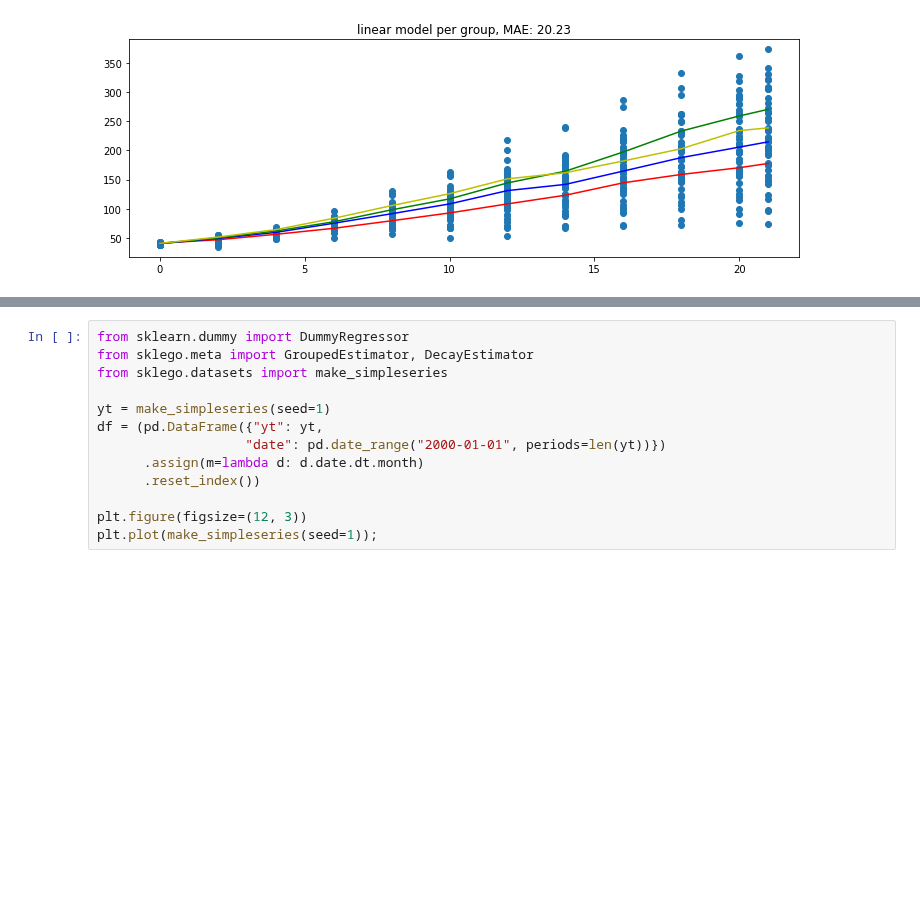
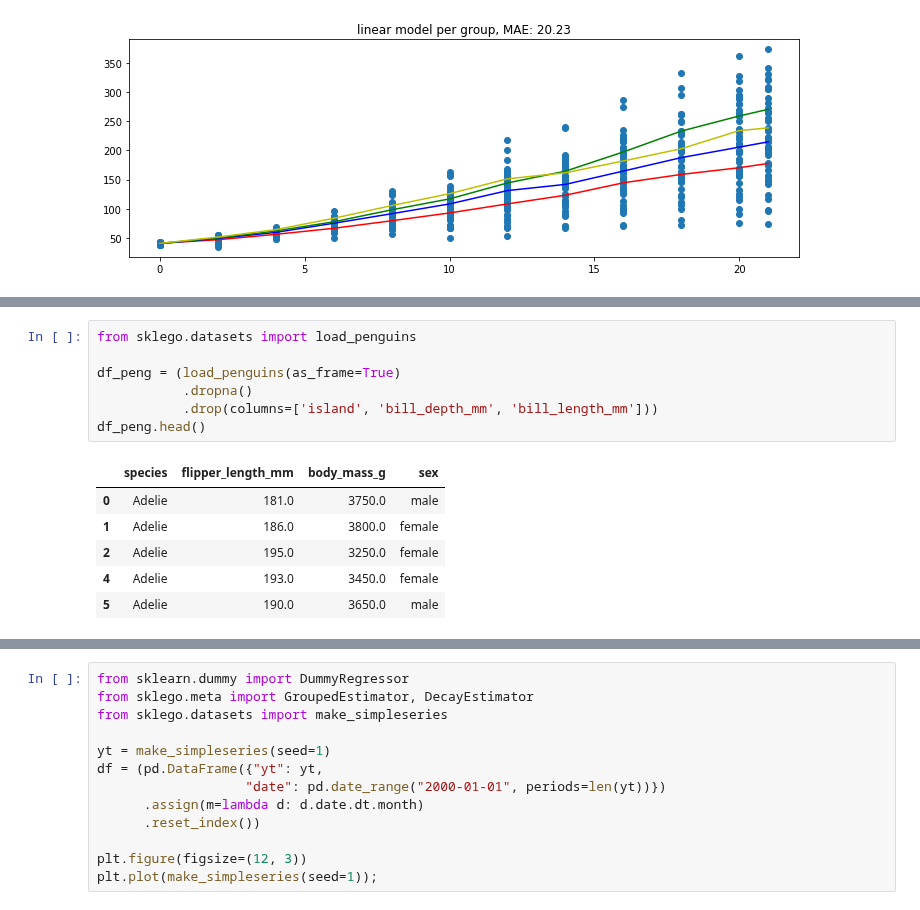
Before and after one commit to koaning/scikit-lego, a Jupyter notebook: doc/meta.ipynb, the cells around one changed output, grey strips where cells are left out. Drawn from its saved outputs; the diff is of its cells as text; blank space fills up the shorter version.

```diff
--- a/doc/meta.ipynb
+++ b/doc/meta.ipynb
@@ -200,0 +208,14 @@ plot_model(pipe)
+# %%
+from sklego.datasets import load_penguins
+
+df_peng = (load_penguins(as_frame=True)
+           .dropna()
+           .drop(columns=['island', 'bill_depth_mm', 'bill_length_mm']))
+df_peng.head()
+# %% [output]
+|  | species | flipper_length_mm | body_mass_g | sex |
+| 0 | Adelie | 181.0 | 3750.0 | male |
+| 1 | Adelie | 186.0 | 3800.0 | female |
+| 2 | Adelie | 195.0 | 3250.0 | female |
+| 4 | Adelie | 193.0 | 3450.0 | female |
+| 5 | Adelie | 190.0 | 3650.0 | male |
```
Also changed, not shown: parts of 6 cells of this notebook.
